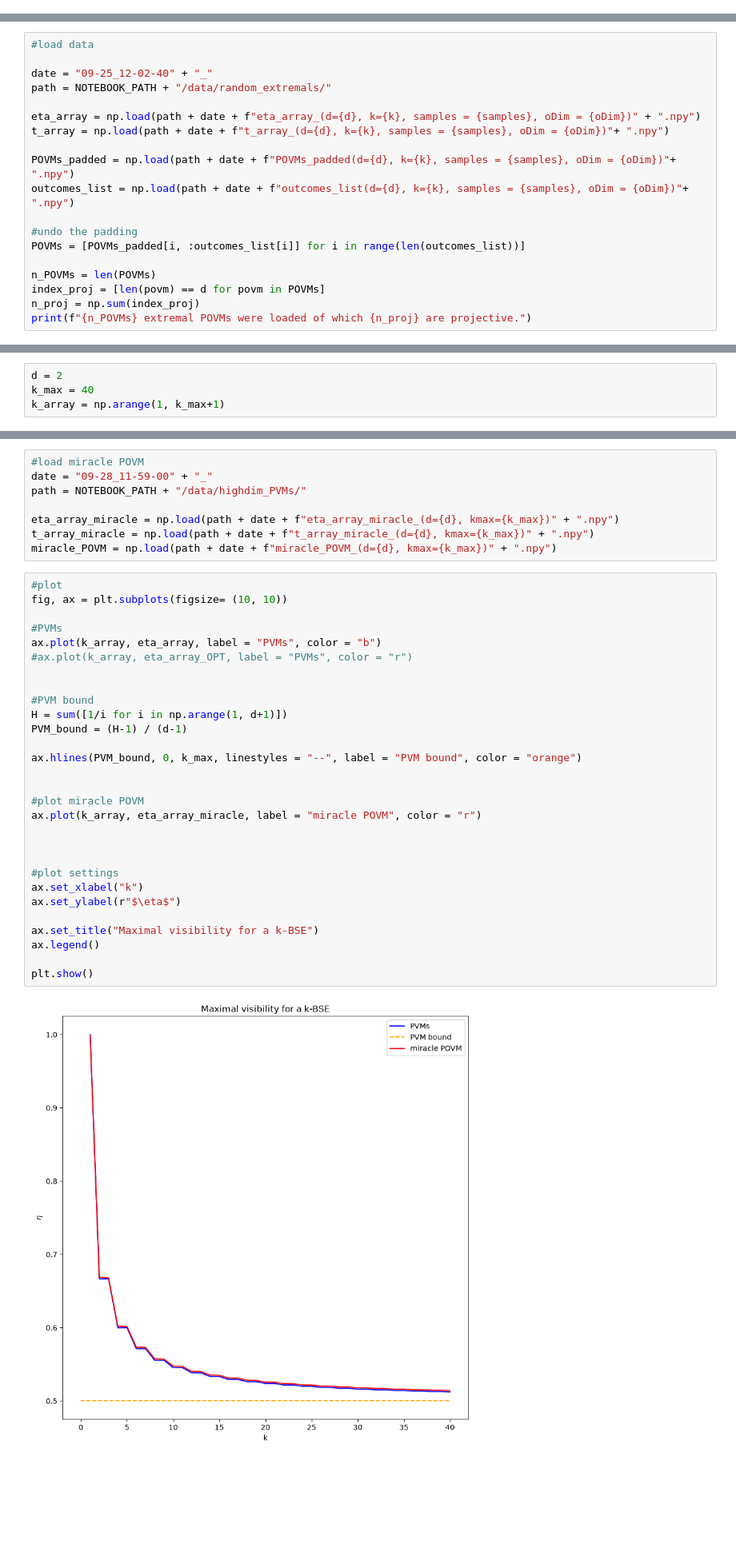
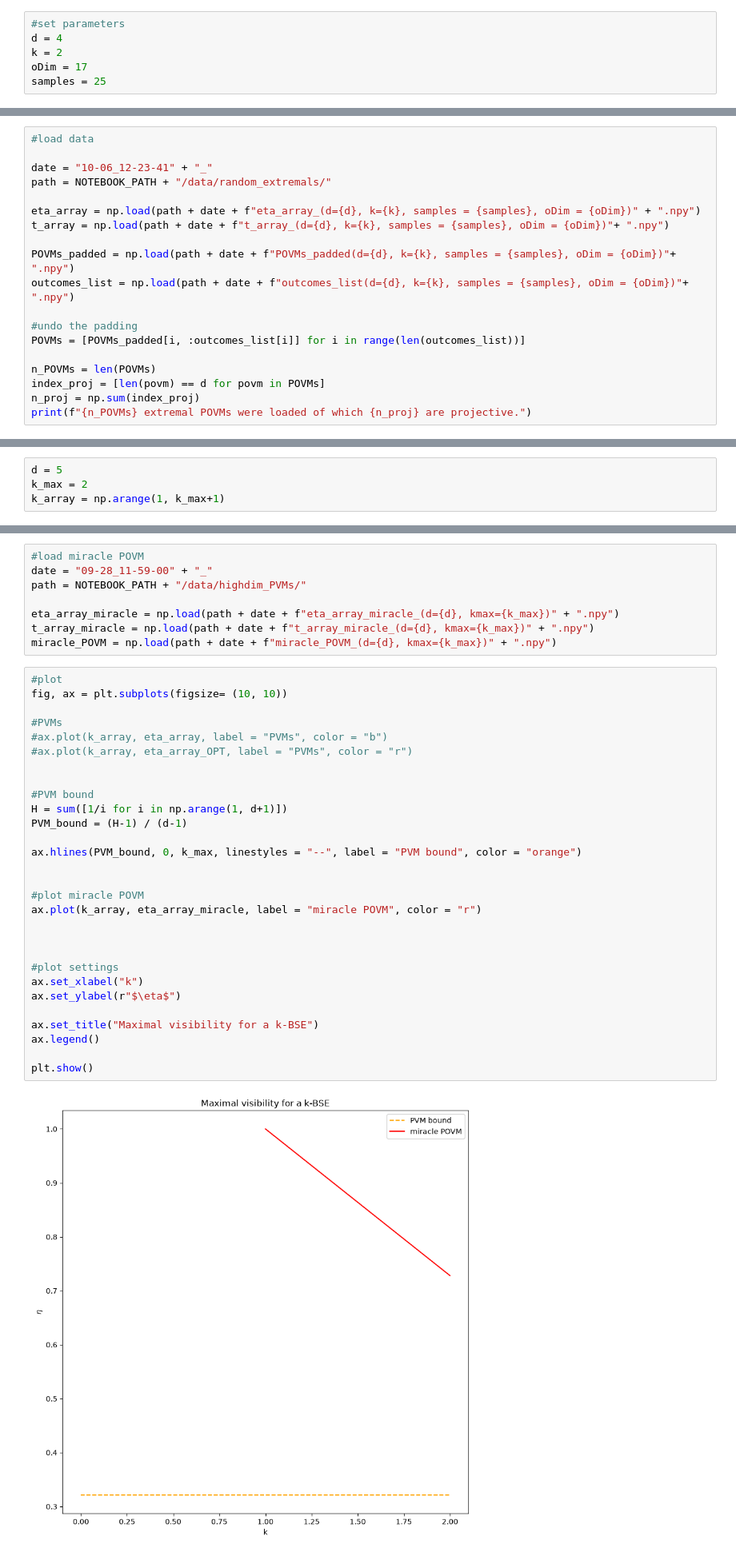
Before and after one commit to JSchuemann-physics/Bose-symmetric-extensions-of-multimeters, a Jupyter notebook: Bose-symmetric extensions.ipynb, the cells around one changed output, grey strips where cells are left out. Shown at 80% size. Drawn from its saved outputs; the diff is of its cells as text; blank space fills up the shorter version.

```diff
--- a/Bose-symmetric extensions.ipynb
+++ b/Bose-symmetric extensions.ipynb
@@ -755,0 +727,6 @@ print(f"{n_POVMs} extremal POVMs were generated of which {n_proj} are projective
+# %%
+#set parameters
+d = 4
+k = 2
+oDim = 17
+samples = 25
@@ -819,7 +825,7 @@ np.save(path + date + f"outcomes_list(d={d}, k={k}, samples = {samples}, oDim =
 # %%
 #load data
 
-date = "09-25_12-02-40" + "_"
+date = "10-06_12-23-41" + "_"
 path = NOTEBOOK_PATH + "/data/random_extremals/"
 
 eta_array = np.load(path + date + f"eta_array_(d={d}, k={k}, samples = {samples}, oDim = {oDim})" + ".npy")
@@ -975,8 +922,8 @@ def POVM_against_k(meas, k_max):
         print(f"{i+1}/{k_max}")
     return eta_array, t_array
 # %%
-d = 2
-k_max = 40
+d = 5
+k_max = 2
 k_array = np.arange(1, k_max+1)
 # %%
 #generate PVM data
@@ -1034,34 +974,34 @@ miracle_POVM = np.load(path + date + f"miracle_POVM_(d={d}, kmax={k_max})" + ".n
 # %%
 #plot
 fig, ax = plt.subplots(figsize= (10, 10))
 
 #PVMs
-ax.plot(k_array, eta_array, label = "PVMs", color = "b")
+#ax.plot(k_array, eta_array, label = "PVMs", color = "b")
 #ax.plot(k_array, eta_array_OPT, label = "PVMs", color = "r")
 
 
 #PVM bound
 H = sum([1/i for i in np.arange(1, d+1)])
 PVM_bound = (H-1) / (d-1)
 
 ax.hlines(PVM_bound, 0, k_max, linestyles = "--", label = "PVM bound", color = "orange")
 
 
 #plot miracle POVM
 ax.plot(k_array, eta_array_miracle, label = "miracle POVM", color = "r")
 
 
 
 #plot settings
 ax.set_xlabel("k")
 ax.set_ylabel(r"$\eta$")
 
 ax.set_title("Maximal visibility for a k-BSE")
 ax.legend()
 
 plt.show()
 # %% [output]
-[figure, old version]
+[figure, new version]
 # %%
 #time complexity
 fig, ax = plt.subplots()
```
Also changed, not shown: parts of 50 cells of this notebook, 49 other files.
